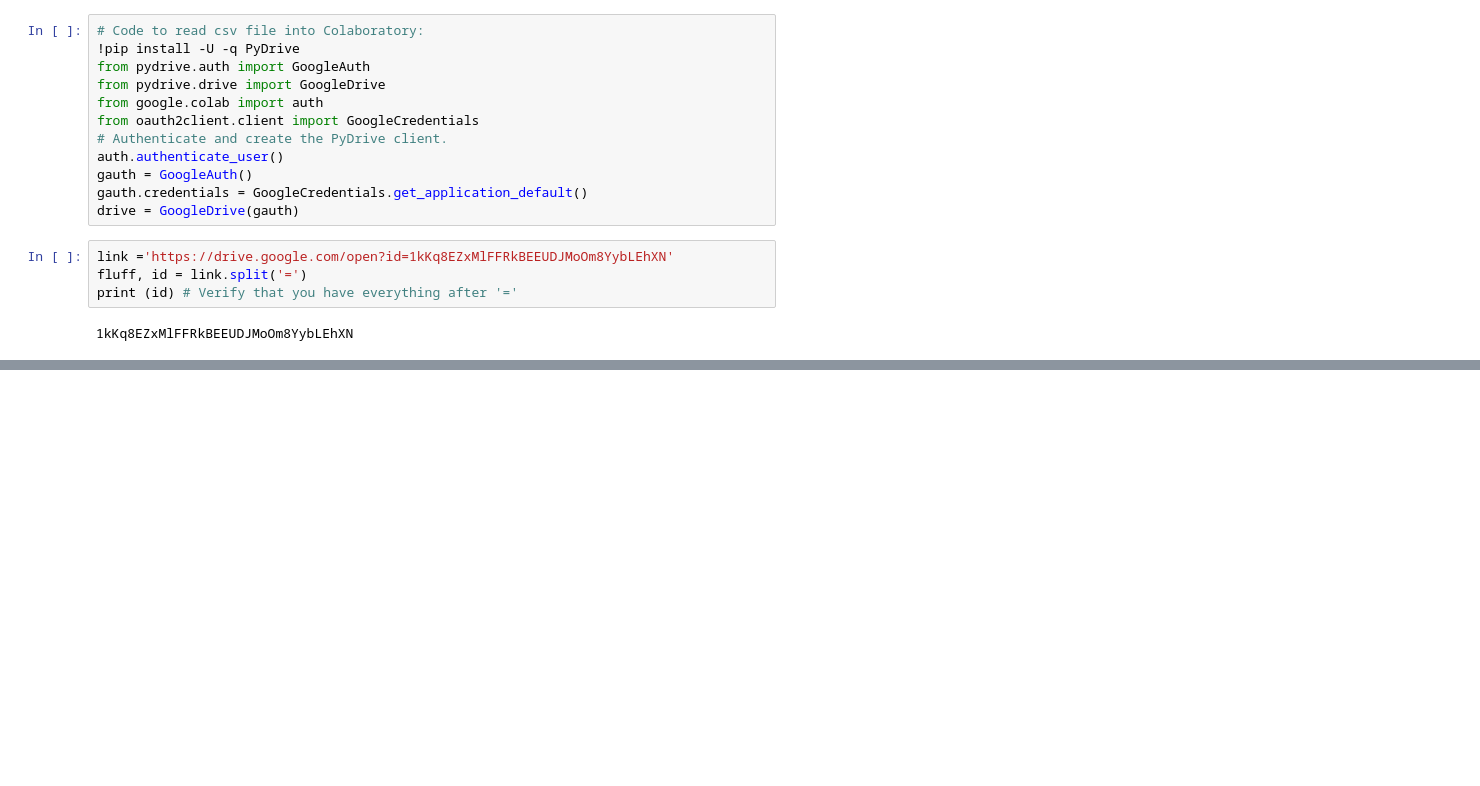
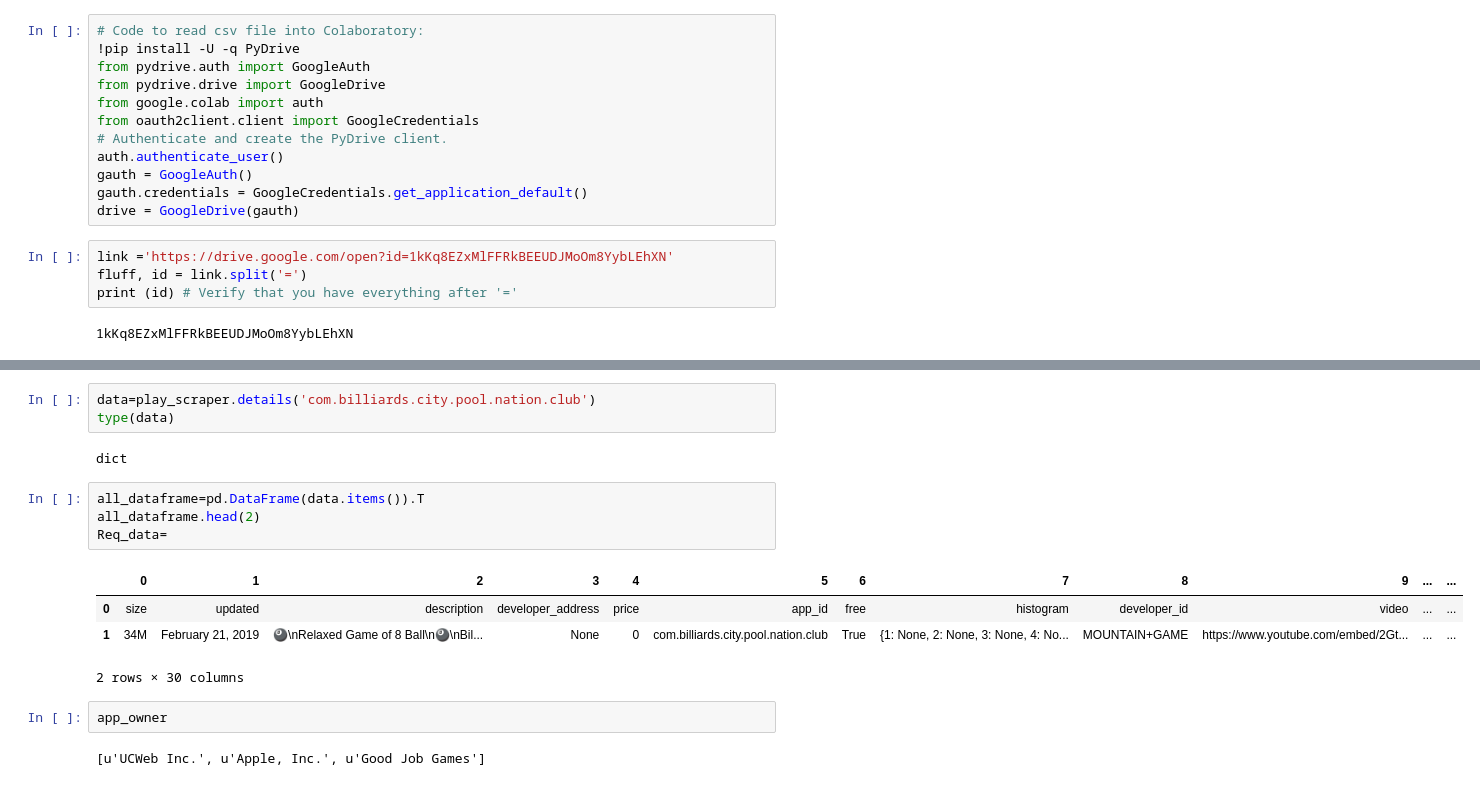
Before and after one commit to ThejaswiniNayak/Recommenders, a Jupyter notebook: PlayStore_Scraping.ipynb, the cells around one changed output, grey strips where cells are left out. Cells and saved outputs as stored; diff of their text form; blank space fills up the shorter version.

```diff
--- a/PlayStore_Scraping.ipynb
+++ b/PlayStore_Scraping.ipynb
@@ -68,0 +124,18 @@ df3.head(2)
+# %%
+data=play_scraper.details('com.billiards.city.pool.nation.club')
+type(data)
+# %% [output]
+dict
+# %%
+all_dataframe=pd.DataFrame(data.items()).T
+all_dataframe.head(2)
+Req_data=
+# %% [output]
+|  | 0 | 1 | 2 | 3 | 4 | 5 | 6 | 7 | 8 | 9 | ... | ... |
+| 0 | size | updated | description | developer_address | price | app_id | free | histogram | developer_id | video | ... | ... |
+| 1 | 34M | February 21, 2019 | 🎱\nRelaxed Game of 8 Ball\n🎱\nBil... | None | 0 | com.billiards.city.pool.nation.club | True | {1: None, 2: None, 3: None, 4: No... | MOUNTAIN+GAME | https://www.youtube.com/embed/2Gt... | ... | ... |
+2 rows × 30 columns
+# %%
+app_owner
+# %% [output]
+[u'UCWeb Inc.', u'Apple, Inc.', u'Good Job Games']
```
Also changed, not shown: parts of 8 cells of this notebook.
